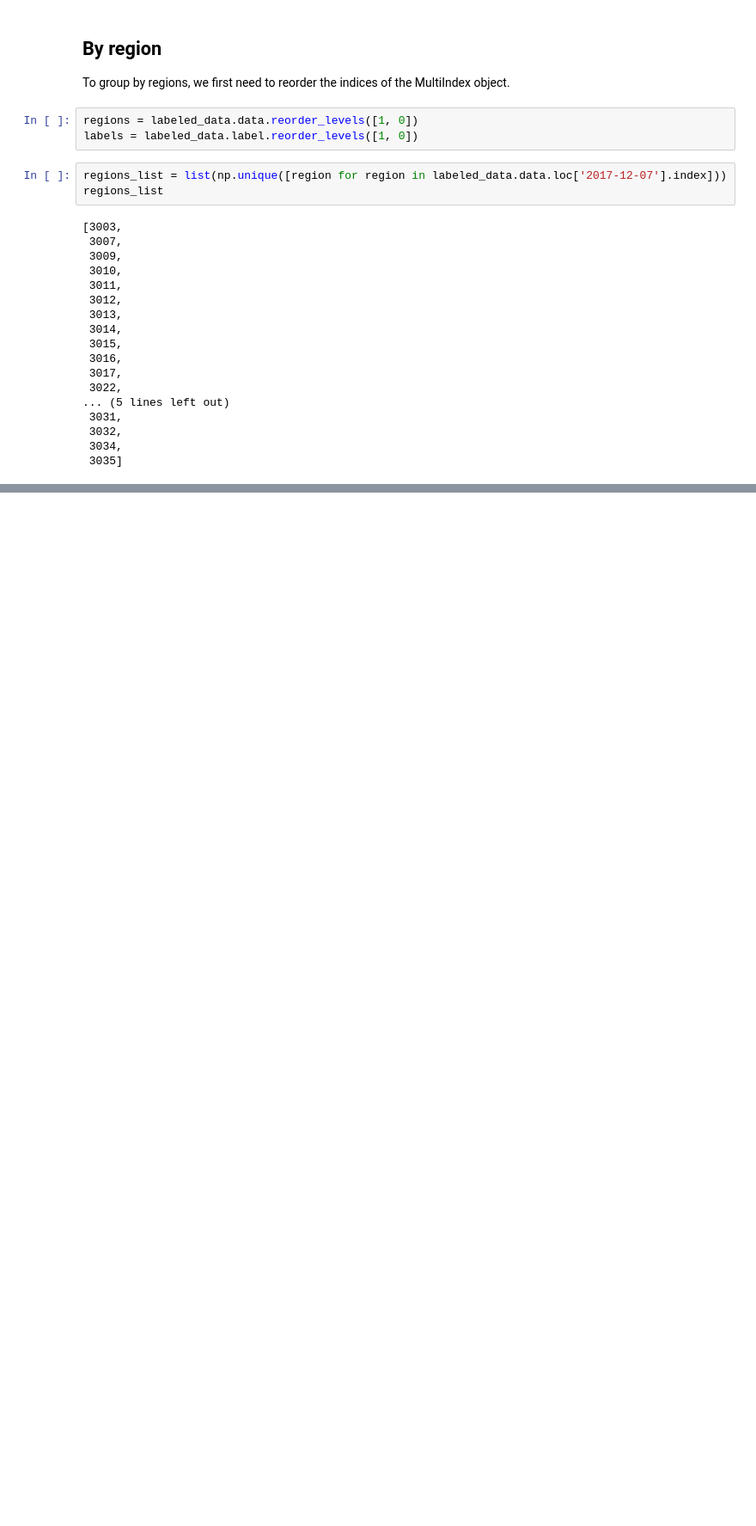
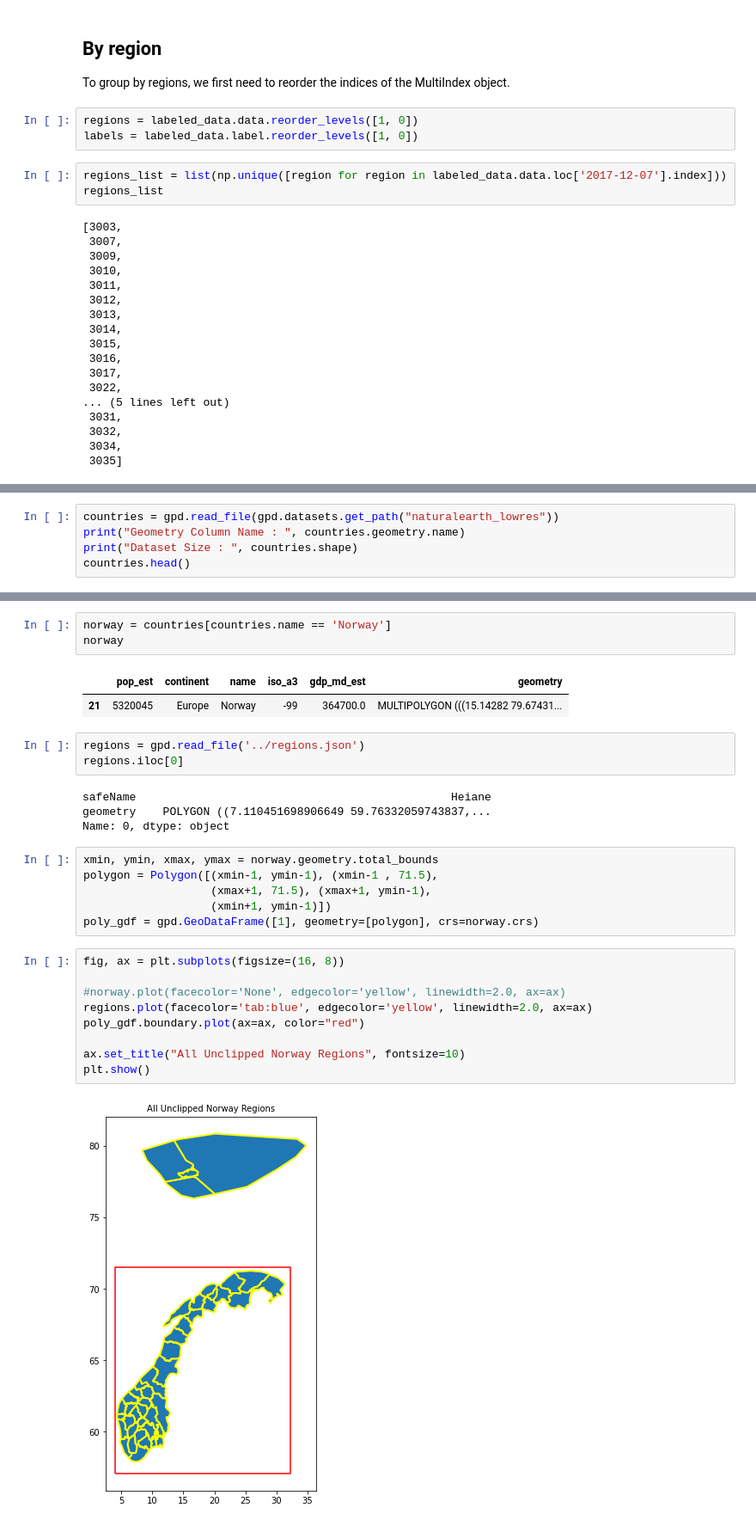
Before and after one commit to NVE/avalanche_ml, a Jupyter notebook: analysis/0_distributions.ipynb, the cells around one changed output, grey strips where cells are left out. Shown at 86% size. Drawn from its saved outputs; the diff is of its cells as text; blank space fills up the shorter version.

```diff
--- a/analysis/0_distributions.ipynb
+++ b/analysis/0_distributions.ipynb
@@ -684,0 +727,5 @@ Could we embed a picture of Norway, and then map these averages or sums onto the
+# %%
+countries = gpd.read_file(gpd.datasets.get_path("naturalearth_lowres"))
+print("Geometry Column Name : ", countries.geometry.name)
+print("Dataset Size : ", countries.shape)
+countries.head()
@@ -684,0 +745,30 @@ Could we embed a picture of Norway, and then map these averages or sums onto the
+# %%
+norway = countries[countries.name == 'Norway']
+norway
+# %% [output]
+|  | pop_est | continent | name | iso_a3 | gdp_md_est | geometry |
+| 21 | 5320045 | Europe | Norway | -99 | 364700.0 | MULTIPOLYGON (((15.14282 79.67431... |
+# %%
+regions = gpd.read_file('../regions.json')
+regions.iloc[0]
+# %% [output]
+safeName                                               Heiane
+geometry    POLYGON ((7.110451698906649 59.76332059743837,...
+Name: 0, dtype: object
+# %%
+xmin, ymin, xmax, ymax = norway.geometry.total_bounds
+polygon = Polygon([(xmin-1, ymin-1), (xmin-1 , 71.5),
+                   (xmax+1, 71.5), (xmax+1, ymin-1),
+                   (xmin+1, ymin-1)])
+poly_gdf = gpd.GeoDataFrame([1], geometry=[polygon], crs=norway.crs)
+# %%
+fig, ax = plt.subplots(figsize=(16, 8))
+
+#norway.plot(facecolor='None', edgecolor='yellow', linewidth=2.0, ax=ax)
+regions.plot(facecolor='tab:blue', edgecolor='yellow', linewidth=2.0, ax=ax)
+poly_gdf.boundary.plot(ax=ax, color="red")
+
+ax.set_title("All Unclipped Norway Regions", fontsize=10)
+plt.show()
+# %% [output]
+[figure, added]
```
Also changed, not shown: parts of 15 cells of this notebook, 1 other file.
